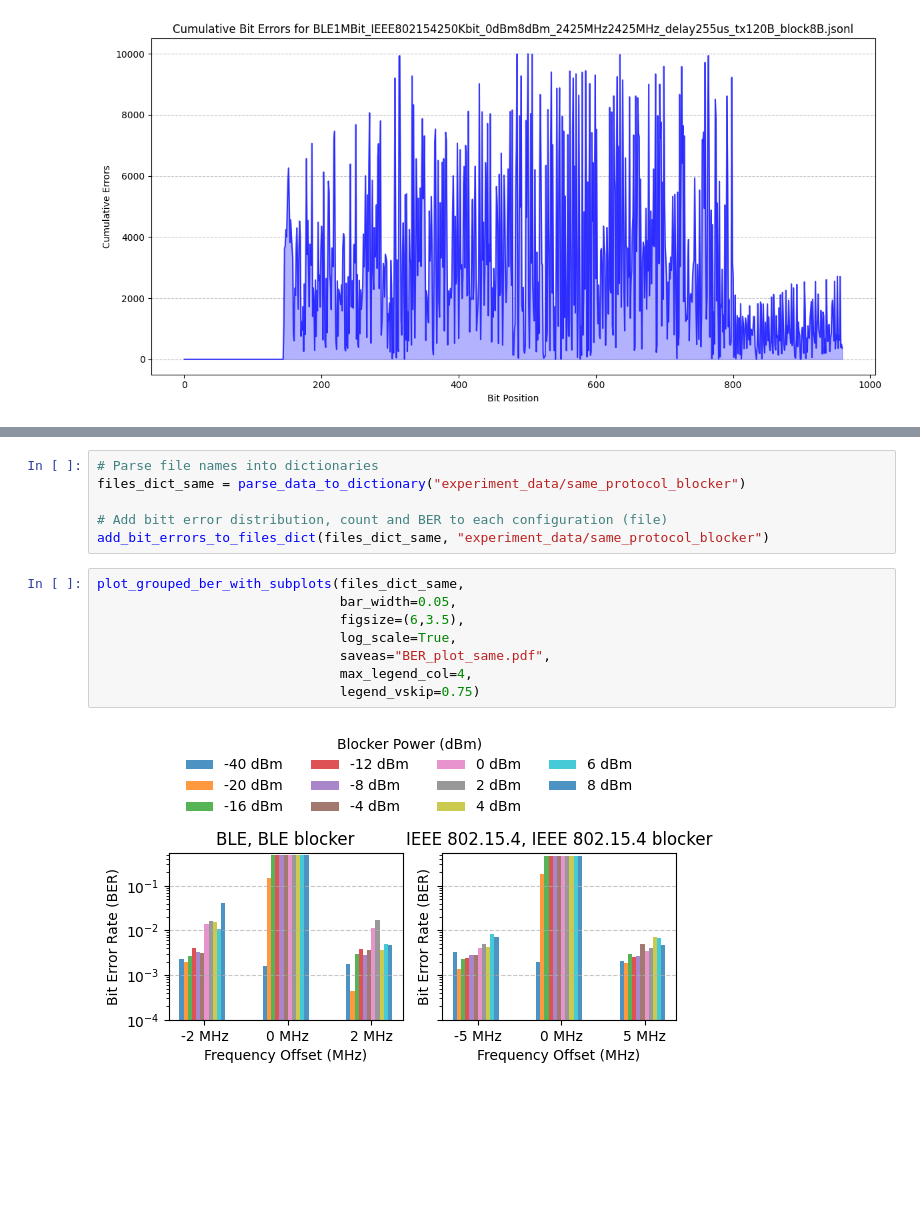
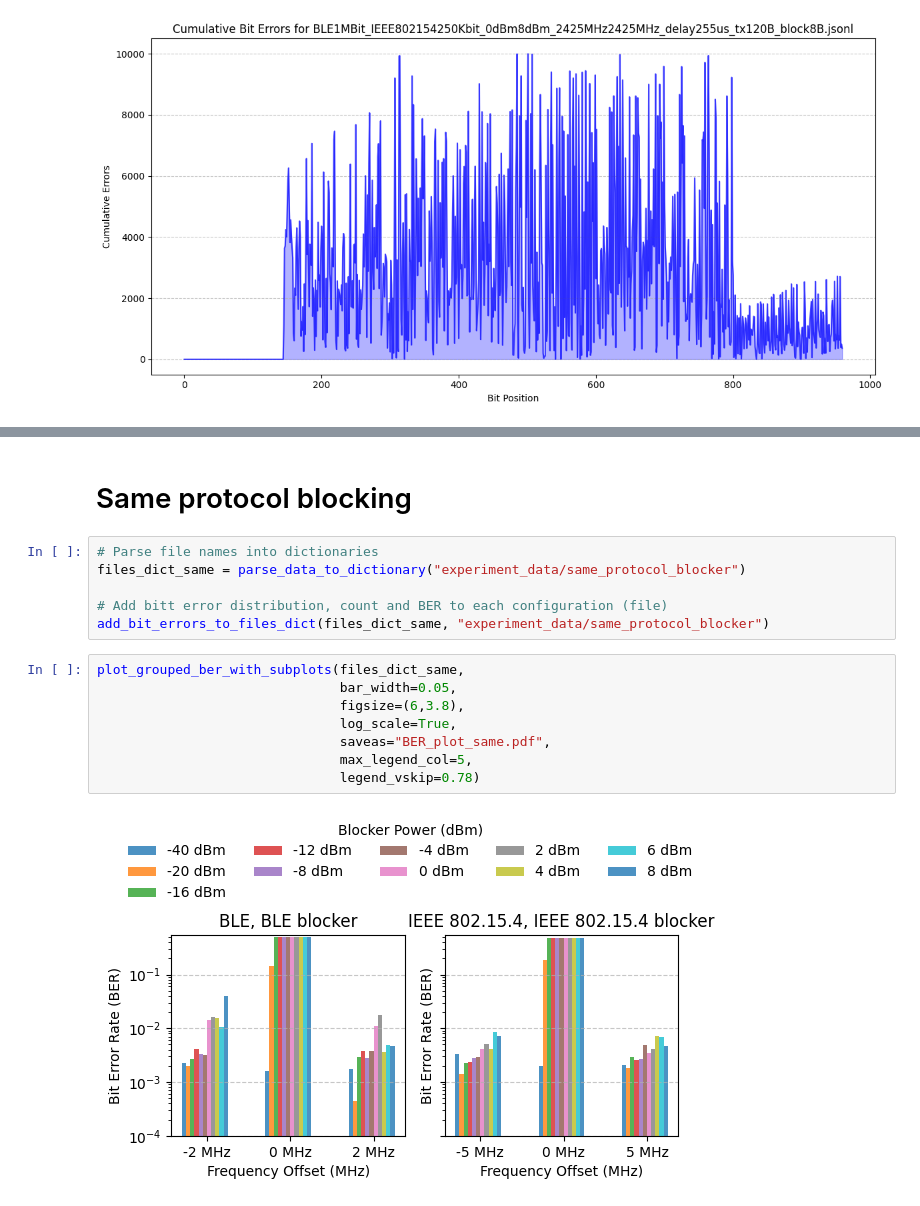
Before and after one commit to Zimrahin/DotBot-firmware, a Jupyter notebook: a_python/plot_ratio_wrong_bits.ipynb, the cells around one changed output, grey strips where cells are left out. Saved outputs shown, nothing was run; the diff lists cells and outputs as text; blank space fills up the shorter version.

Commit message:
same blocking protocol plot

```diff
--- a/a_python/plot_ratio_wrong_bits.ipynb
+++ b/a_python/plot_ratio_wrong_bits.ipynb
@@ -359,3 +323,5 @@ plot_grouped_ber_with_subplots(files_dict_IEEE_IEEE,
+# %% [markdown]
+# Same protocol blocking
 # %%
 # Parse file names into dictionaries
 files_dict_same = parse_data_to_dictionary("experiment_data/same_protocol_blocker")
@@ -365,10 +331,10 @@ add_bit_errors_to_files_dict(files_dict_same, "experiment_data/same_protocol_blo
 # %%
 plot_grouped_ber_with_subplots(files_dict_same,
                                bar_width=0.05,
-                               figsize=(6,3.5),
+                               figsize=(6,3.8),
                                log_scale=True,
                                saveas="BER_plot_same.pdf",
-                               max_legend_col=4,
-                               legend_vskip=0.75)
+                               max_legend_col=5,
+                               legend_vskip=0.78)
 # %% [output]
-[figure, old version]
+[figure, new version]
```
Also changed, not shown: parts of 6 cells of this notebook.
